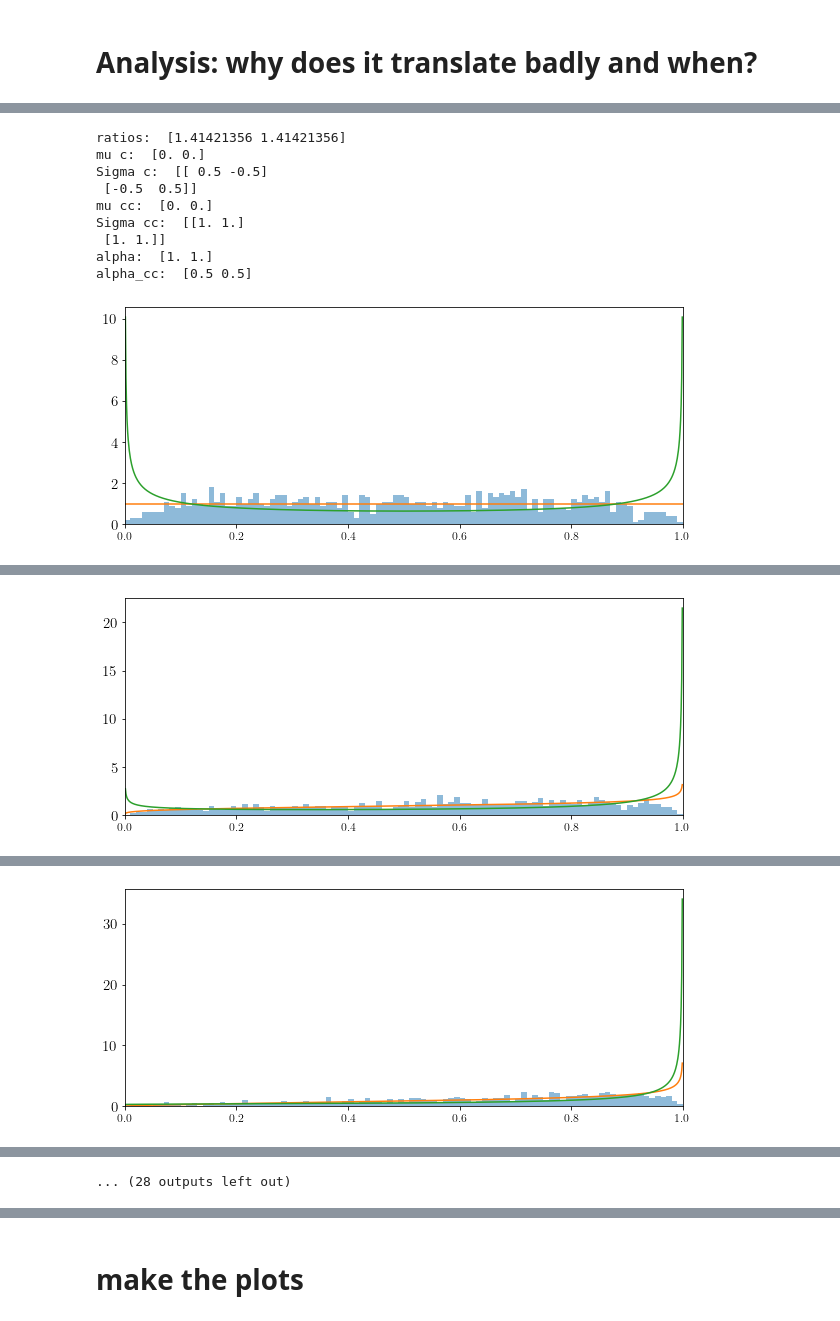
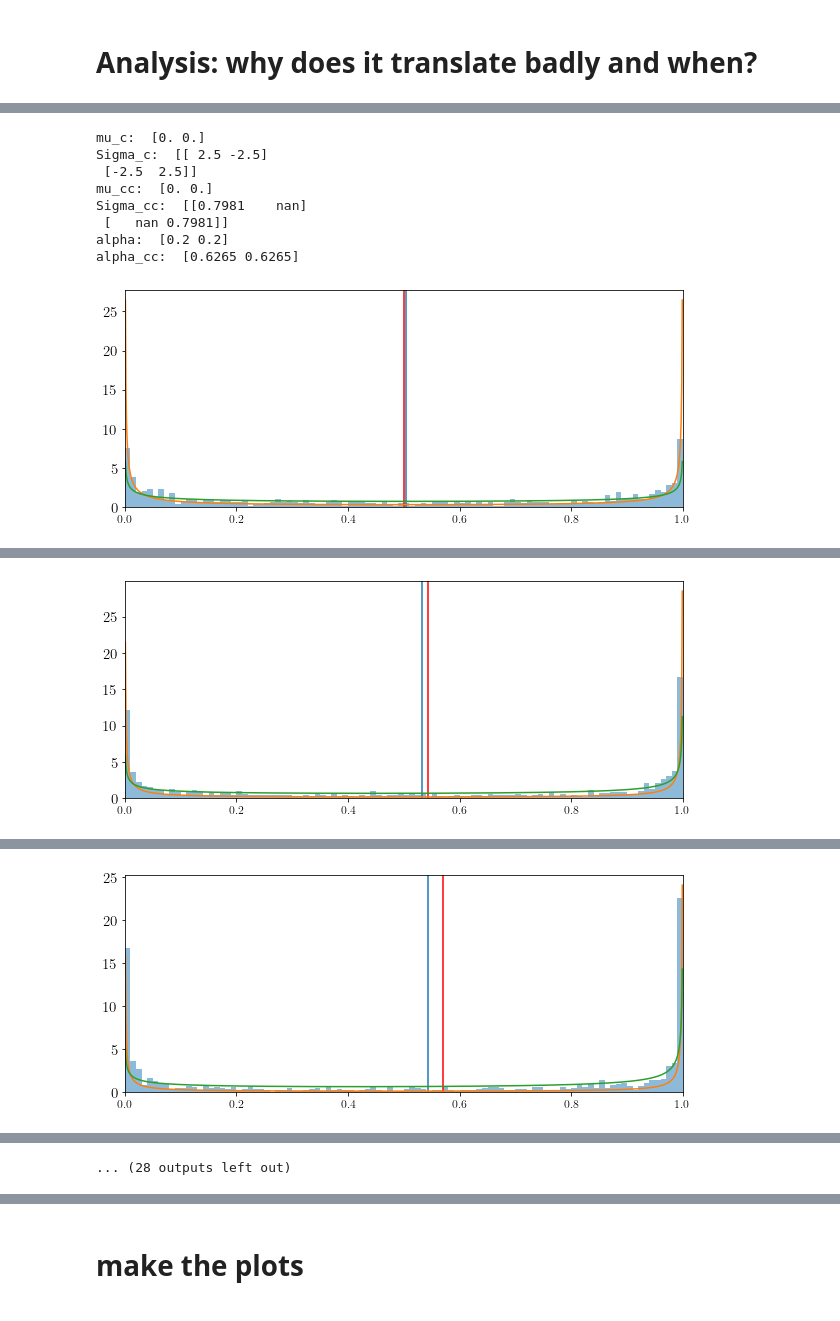
Before and after one commit to mariushobbhahn/LB_for_BNNs_official, a Jupyter notebook: Playground.ipynb, the cells around one changed output, grey strips where cells are left out. Cells and saved outputs as stored; diff of their text form; code cells hidden in the pictures.

```diff
--- a/Playground.ipynb
+++ b/Playground.ipynb
@@ -688,14 +700,25 @@ Sigma_real5_c = np.array([[ 5.6529, -0.6200, -0.3312, -0.6499, -0.8346, -0.5978,
         [-0.4800, -0.4317, -0.2306, -0.4525, -0.5811, -0.4162, -0.4259, -0.6602,  4.0818, -0.4035],
         [-0.5795, -0.5212, -0.2784, -0.5463, -0.7016, -0.5025, -0.5141, -0.7971, -0.4035,  4.8442]])
 
-mu_real5_c /= np.sqrt(np.diag(Sigma_real5_c))
-Sigma_real5_c /= Sigma_real5_c
+kappa = 0.1
+#mu_real5_cc = mu_real5_c / np.sqrt(np.diag(kappa * Sigma_real5_c + (1-kappa) * np.eye(10)))
+#Sigma_real5_cc = Sigma_real5_c/ (kappa * Sigma_real5_c + (1-kappa) * np.eye(10))
+#mu_real5_cc = mu_real5_c / np.sqrt(np.diag(Sigma_real5_c))
+#Sigma_real5_cc = Sigma_real5_c / (Sigma_real5_c)
+#Sigma_real5_c_diag_mean = np.mean(np.diag(Sigma_real5_c))
+#Sigma_real5_c_diag_mean = np.min(np.diag(Sigma_real5_c))
+#mu_real5_cc = mu_real5_c / np.sqrt(Sigma_real5_c_diag_mean + 1/np.sqrt(Sigma_real5_c_diag_mean))
+#Sigma_real5_cc = Sigma_real5_c / (Sigma_real5_c_diag_mean + 1/np.sqrt(Sigma_real5_c_diag_mean))
+mu_real5_cc, Sigma_real5_cc = mu_sigma_cc(mu_real5_c, Sigma_real5_c)
+print("mu_real5_cc: ", mu_real5_cc)
 
 alpha_real5_c = get_alpha_from_Normal(mu_real5_c, Sigma_real5_c)
+alpha_real5_cc = get_alpha_from_Normal(mu_real5_cc, Sigma_real5_cc)
 print("alpha_real5_c: ", alpha_real5_c)
-print("condition: ", condition(alpha_real5_c))
+print("alpha_real5_cc: ", alpha_real5_cc)
 
 print("mean5_c: ", alpha_real5_c / alpha_real5_c.sum())
+print("mean5_cc: ", alpha_real5_cc / alpha_real5_cc.sum())
 #sm mean:
 #[1.30892254e-03 5.30074775e-01 3.59952837e-01 1.74922723e-04 2.62023357e-04
 # 1.05871470e-03 1.06884345e-01 7.99269619e-05 1.29940396e-04 7.35641661e-05]
@@ -756,50 +1200,48 @@ plt.show();
 # %%
-# keep cov constant and change mean
-cov = 1*np.eye(2)
+# change mean and cov
+base_cov = 1*np.eye(2)
 x_ = np.linspace(0, 1, 1000+1)
+
 
 for i in range(20):
 
-    mu = np.array([i/5,-i/5])
+    mu = np.array([i/5, -i/5])
+    cov = (i+1) * 5 * base_cov
+
     mu_c = correct_mu(mu, cov)
     cov_c = correct_Sigma(mu, cov)
-    ratios = np.exp(mu_c) / np.sqrt(np.diag(cov_c))
-    print("ratios: ", ratios)
-    if max(ratios) > 5:
-        mu_cc = mu_c / np.sqrt(np.diag(cov_c))
-        cov_cc = cov_c / cov_c
-
-    print("mu c: ", mu_c)
-    print("Sigma c: ", cov_c)
-    print("mu cc: ", mu_cc)
-    print("Sigma cc: ", cov_cc)
-    samples = mvnorm(mu_c, cov).rvs(1000)
+    mu_cc = mu_c / np.sqrt(np.diag(cov_c + 1/(np.sqrt(cov_c))))
+    cov_cc = cov_c / (cov_c + 1/(np.sqrt(cov_c)))
+    print("mu_c: ", mu_c)
+    print("Sigma_c: ", cov_c)
+    print("mu_cc: ", mu_cc)
+    print("Sigma_cc: ", cov_cc)
+    samples = mvnorm(mu, cov).rvs(1000)
     samples_sm = np.exp(samples) / np.exp(samples).sum(1).reshape(-1, 1)
 
     alpha_c = get_alpha_from_Normal(mu_c, cov_c)
     alpha_cc = get_alpha_from_Normal(mu_cc, cov_cc)
     print("alpha: ", alpha_c)
     print("alpha_cc: ", alpha_cc)
     beta_c = beta.pdf(x_, alpha_c[0], alpha_c[1])
     beta_cc = beta.pdf(x_, alpha_cc[0], alpha_cc[1])
 
     plt.figure(figsize=(10, 4))
 
     plt.hist(samples_sm[:,0], density=True, bins=100, range=[0,1], alpha=0.5)
+    plt.axvline(samples_sm.mean(0)[0], label='sample mean')
+    plt.axvline(alpha_cc[0] / alpha_cc.sum(), color='red', label='beta_cc mean')
     plt.xlim(0,1)
     plt.plot(x_, beta_c)
     plt.plot(x_, beta_cc)
     plt.show();
-
-## looks fine
 # %% [output]
-ratios:  [1.41421356 1.41421356]
-mu c:  [0. 0.]
-Sigma c:  [[ 0.5 -0.5]
- [-0.5  0.5]]
-mu cc:  [0. 0.]
-Sigma cc:  [[1. 1.]
- [1. 1.]]
-alpha:  [1. 1.]
-alpha_cc:  [0.5 0.5]
+mu_c:  [0. 0.]
+Sigma_c:  [[ 2.5 -2.5]
+ [-2.5  2.5]]
+mu_cc:  [0. 0.]
+Sigma_cc:  [[0.7981    nan]
+ [   nan 0.7981]]
+alpha:  [0.2 0.2]
+alpha_cc:  [0.6265 0.6265]
-[figure, old version]
+[figure, new version]
@@ -815 +1256 @@ alpha_cc:  [0.69016354 0.39199268]
-[figure, old version]
+[figure, new version]
@@ -825 +1265 @@ alpha_cc:  [1.02497577 0.33064768]
-[figure, old version]
+[figure, new version]
```
Also changed, not shown: parts of 30 cells of this notebook, 21 other files.
